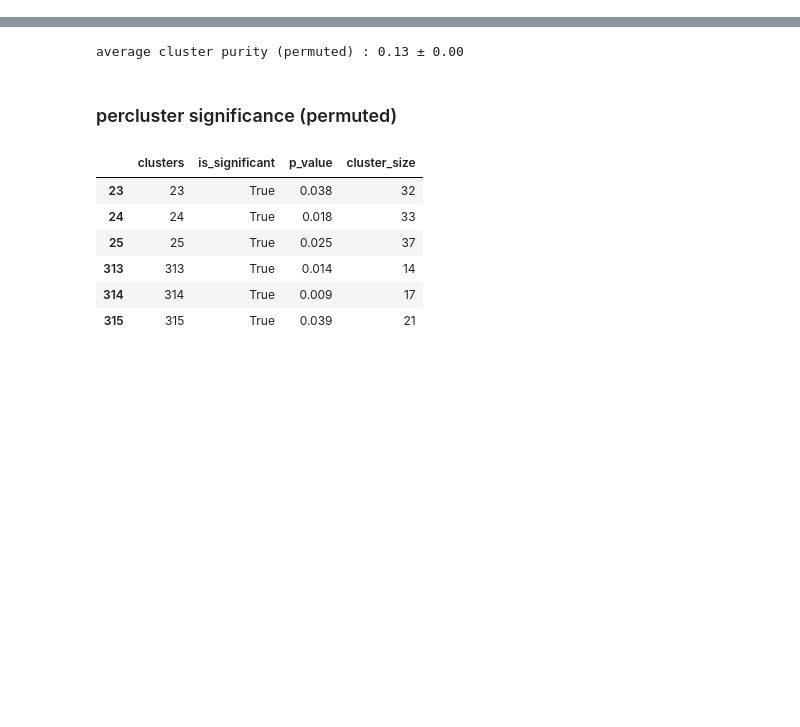
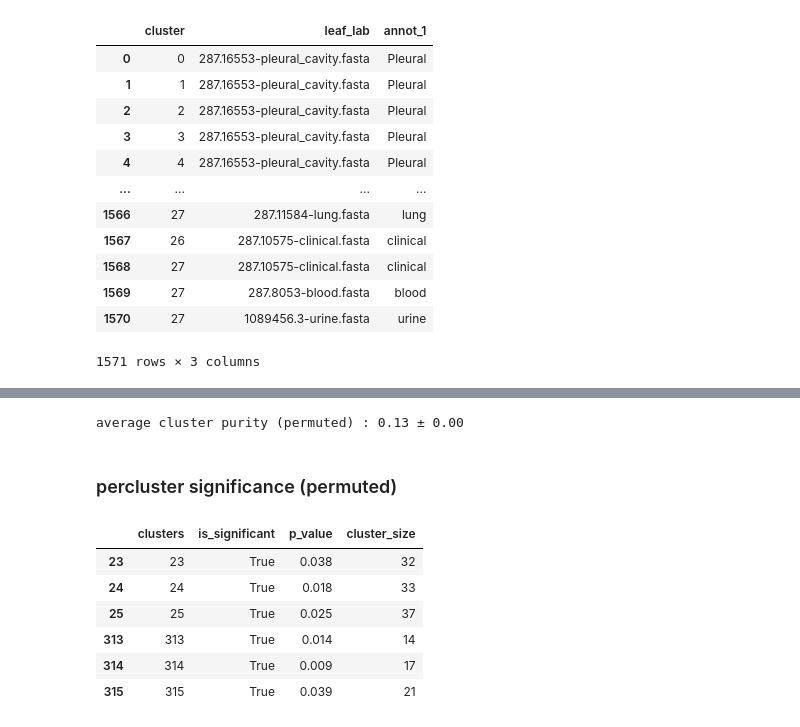
Before and after one commit to Yasas1994/Clustering-significance-test, a Jupyter notebook: permutation_test.ipynb, the cells around one changed output, grey strips where cells are left out. Cells and saved outputs as stored; diff of their text form; code cells hidden in the pictures; blank space fills up the shorter version.

```diff
--- a/permutation_test.ipynb
+++ b/permutation_test.ipynb
@@ -68,8 +68,10 @@ def cut(node):
                 descendants.put(c)
     return cluster
 # %%
-tree = treeswift.read_tree_nexus('./Phenuiviridae.tree')
-annot = pd.read_table('./Phenuiviridae.tsv', header=None)
-annot[3] = annot[1] + '_'+ annot[0] #create leaf lables
-annot.columns = ['seqid','annot_1','annot_2', 'leaf_lab']
+tree = treeswift.read_tree_nexus('./NEXUS_trees/coli_16s.nex')
+annot = pd.read_table('./Trait_name_files/traits_coli_names.tsv', header=None)
+# annot[3] = annot[1] + '_'+ annot[0] #create leaf lables
+annot.columns = ['leaf_lab','annot_1']
 #clust = root_dist(tree['tree_1'], 4, 1 ) #get distance based clusters
+# %%
+annot['leaf_lab'] = annot['leaf_lab'] + '.fasta'
@@ -77,7 +95,7 @@ annot.columns = ['seqid','annot_1','annot_2', 'leaf_lab']
 #get all internal nodes from a tree. consider each branch as a cluster
 clust_n = 0
 clust_leaf = []
-for branch in tree['tree_1'].traverse_postorder():
+for branch in tree['tree1'].traverse_postorder():
        if not branch.is_leaf():
             tmp_ = []
             for leaf in branch.traverse_leaves():
@@ -92,5 +126,23 @@ clust_leaf.columns = ['cluster', 'leaf_lab']
+# %%
+clust_leaf['leaf_lab'] = clust_leaf['leaf_lab'] + '.fasta'
 # %%
 annot = pd.merge(clust_leaf,annot,
                  right_on='leaf_lab',
                  left_on='leaf_lab') #add annotations to clusters
+# %%
+annot
+# %% [output]
+|  | cluster | leaf_lab | annot_1 |
+| 0 | 0 | 287.16553-pleural_cavity.fasta | Pleural |
+| 1 | 1 | 287.16553-pleural_cavity.fasta | Pleural |
+| 2 | 2 | 287.16553-pleural_cavity.fasta | Pleural |
+| 3 | 3 | 287.16553-pleural_cavity.fasta | Pleural |
+| 4 | 4 | 287.16553-pleural_cavity.fasta | Pleural |
+| ... | ... | ... | ... |
+| 1566 | 27 | 287.11584-lung.fasta | lung |
+| 1567 | 26 | 287.10575-clinical.fasta | clinical |
+| 1568 | 27 | 287.10575-clinical.fasta | clinical |
+| 1569 | 27 | 287.8053-blood.fasta | blood |
+| 1570 | 27 | 1089456.3-urine.fasta | urine |
+1571 rows × 3 columns
 # %%
```
Also changed, not shown: parts of 5 cells of this notebook, 2 other files.
